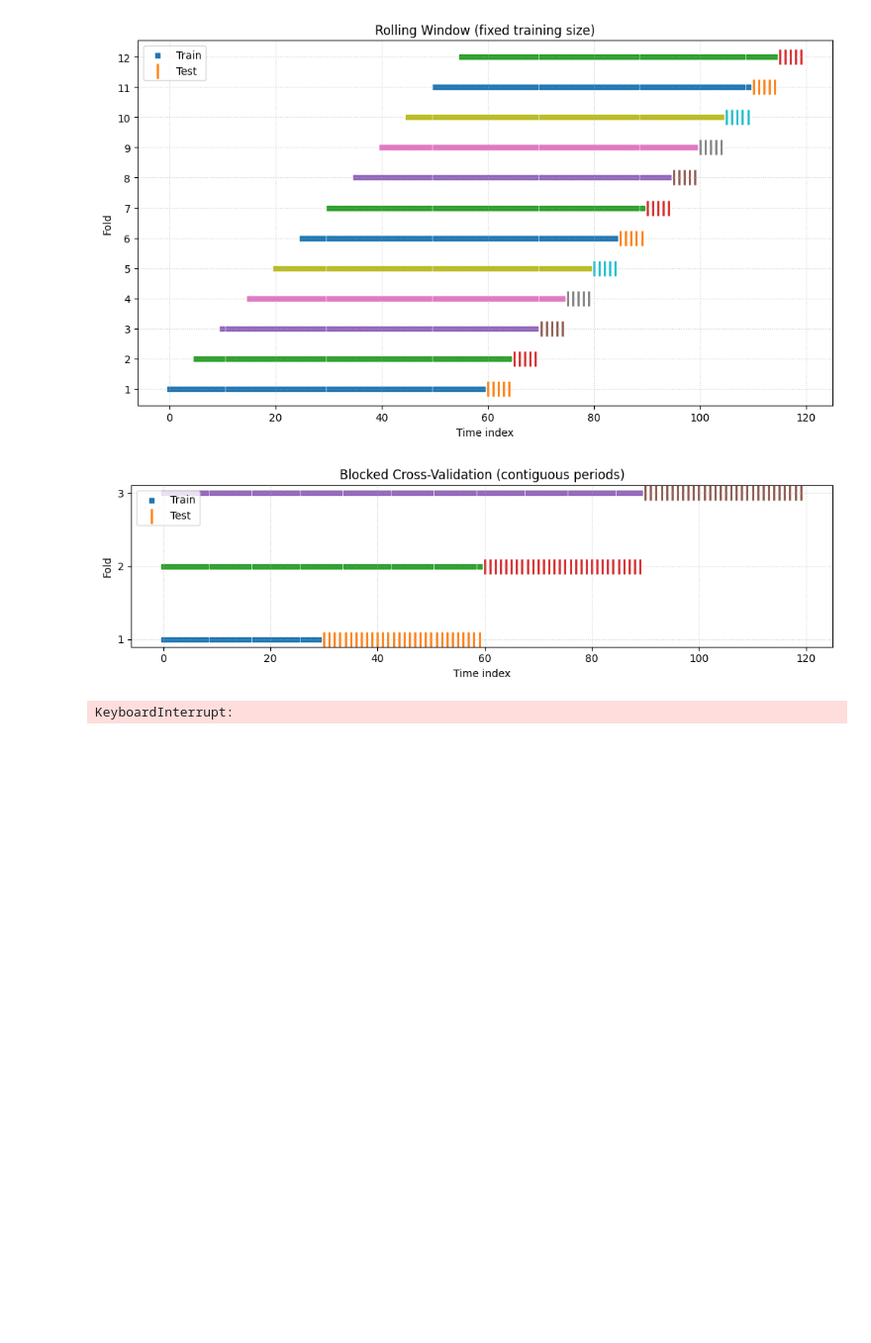
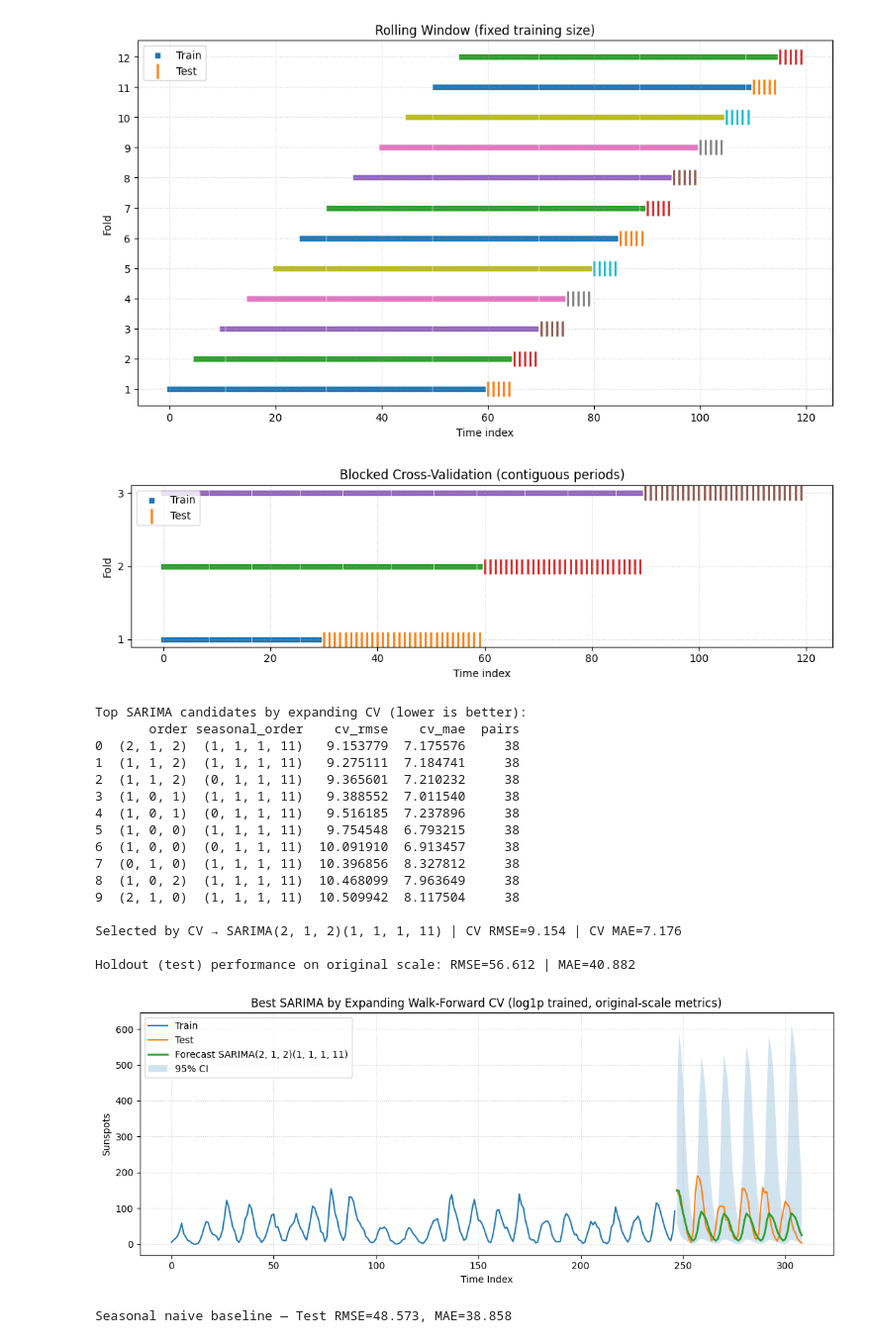
Before and after one commit to marami52/MLDS-490-time-series, a Jupyter notebook: session-1.ipynb, the cells around one changed output. Shown at 99% size. Saved outputs shown, nothing was run; the diff lists cells and outputs as text; code cells hidden in the pictures; blank space fills up the shorter version.

```diff
--- a/session-1.ipynb
+++ b/session-1.ipynb
@@ -1364,6 +1364,7 @@ plot_splits(splits_blocked,   "Blocked Cross-Validation (contiguous periods)")
 [figure]
 [figure]
 # %%
+# this code takes about 10 min to run - please be patient
 # sarima_cv_sunspots.py
 # - Expanding walk-forward CV to select SARIMA(p,d,q)(P,D,Q, s=11)
 # - Log1p variance stabilization; metrics on original scale
@@ -1380,6 +1381,7 @@ from sklearn.metrics import mean_squared_error, mean_absolute_error
 from statsmodels.datasets import sunspots
 from statsmodels.tsa.statespace.sarimax import SARIMAX
 
+from tqdm import tqdm
 # -----------------------------
 # helpers
 # -----------------------------
@@ -1447,7 +1449,7 @@ horizon = 1
 step    = 2
 
 rows = []
-for p in p_grid:
+for p in tqdm(p_grid):
     for d in d_grid:
         for q in q_grid:
             for P in P_grid:
@@ -1499,31 +1501,48 @@ test_RMSE = rmse(y_test.values, fc_mean.values)
 test_MAE  = mae(y_test.values,  fc_mean.values)
 print(f"\nHoldout (test) performance on original scale:"
       f" RMSE={test_RMSE:.3f} | MAE={test_MAE:.3f}")
 
 # -----------------------------
 # 4) plot train/test + forecast w/ 95% CI (original scale)
 # -----------------------------
 plt.figure(figsize=(11, 4.5))
 plt.plot(y_train.index, y_train.values, label="Train")
 plt.plot(y_test.index,  y_test.values,  label="Test")
 plt.plot(fc_mean.index, fc_mean.values, label=f"Forecast SARIMA{best_order}{best_seasonal}", linewidth=2)
 plt.fill_between(fc_mean.index, ci_lower, ci_upper, alpha=0.2, label="95% CI")
 plt.title("Best SARIMA by Expanding Walk-Forward CV (log1p trained, original-scale metrics)")
 plt.xlabel("Time Index"); plt.ylabel("Sunspots")
 plt.legend(); plt.grid(True, linestyle=":", alpha=0.6)
 plt.tight_layout()
 plt.show()
 
 # -----------------------------
 # 5) (optional) quick seasonal naive baseline for context
 # -----------------------------
 # Forecast y_t ≈ y_{t-s}
 y_sn = y_train.iloc[-s:].to_numpy()
 sn_pred = []
 for i in range(len(y_test)):
     sn_pred.append(y_train.iloc[-s + (i % s)])
 sn_pred = np.array(sn_pred)
 print(f"Seasonal naive baseline — Test RMSE={rmse(y_test.values, sn_pred):.3f}, "
       f"MAE={mae(y_test.values, sn_pred):.3f}")
 # %% [output]
-KeyboardInterrupt:
+Top SARIMA candidates by expanding CV (lower is better):
+       order seasonal_order    cv_rmse    cv_mae  pairs
+0  (2, 1, 2)  (1, 1, 1, 11)   9.153779  7.175576     38
+1  (1, 1, 2)  (1, 1, 1, 11)   9.275111  7.184741     38
+2  (1, 1, 2)  (0, 1, 1, 11)   9.365601  7.210232     38
+3  (1, 0, 1)  (1, 1, 1, 11)   9.388552  7.011540     38
+4  (1, 0, 1)  (0, 1, 1, 11)   9.516185  7.237896     38
+5  (1, 0, 0)  (1, 1, 1, 11)   9.754548  6.793215     38
+6  (1, 0, 0)  (0, 1, 1, 11)  10.091910  6.913457     38
+7  (0, 1, 0)  (1, 1, 1, 11)  10.396856  8.327812     38
+8  (1, 0, 2)  (1, 1, 1, 11)  10.468099  7.963649     38
+9  (2, 1, 0)  (1, 1, 1, 11)  10.509942  8.117504     38
+
+Selected by CV → SARIMA(2, 1, 2)(1, 1, 1, 11) | CV RMSE=9.154 | CV MAE=7.176
+
+Holdout (test) performance on original scale: RMSE=56.612 | MAE=40.882
+[figure, added]
+Seasonal naive baseline — Test RMSE=48.573, MAE=38.858
```
Also changed, not shown: parts of 2 cells of this notebook.
